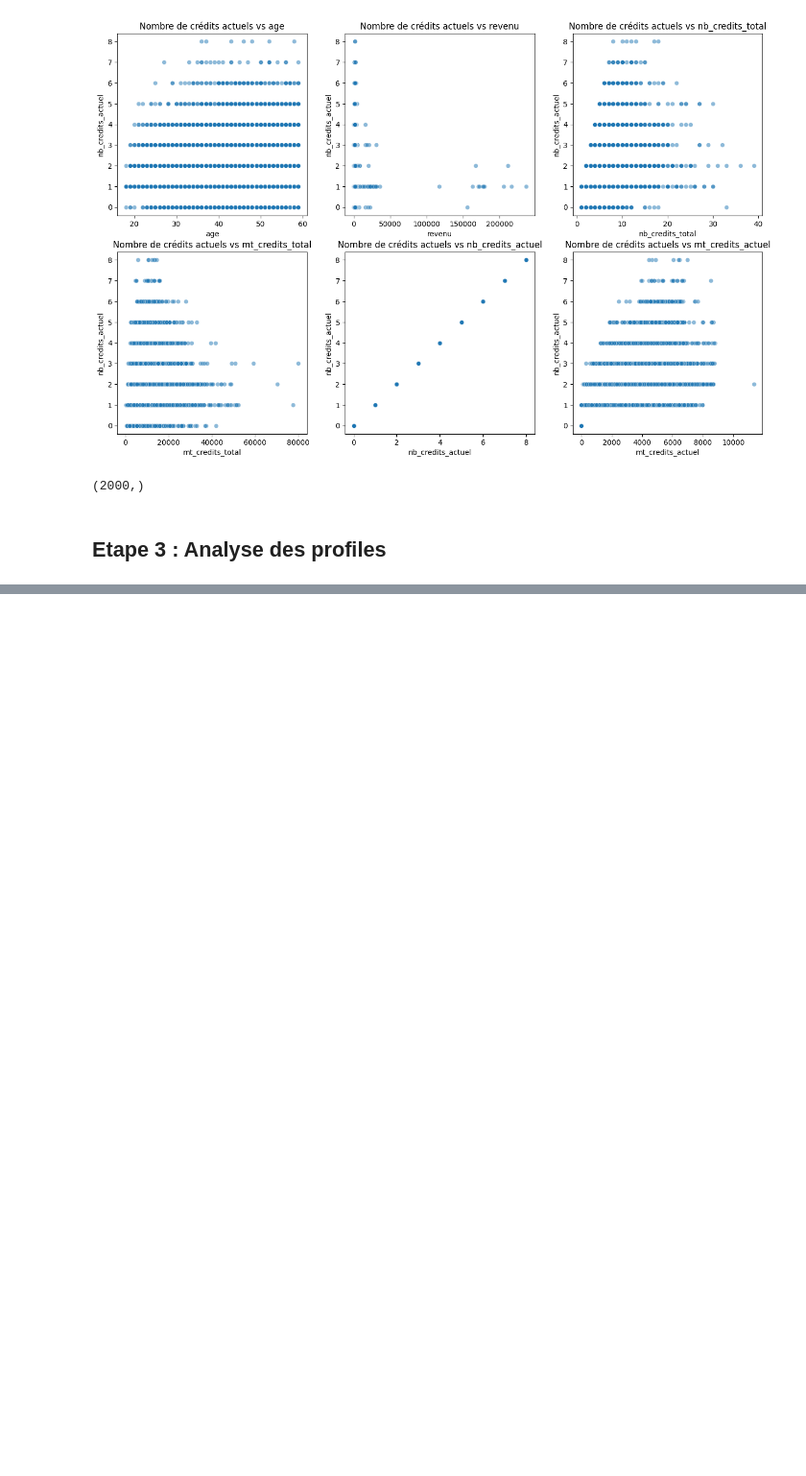
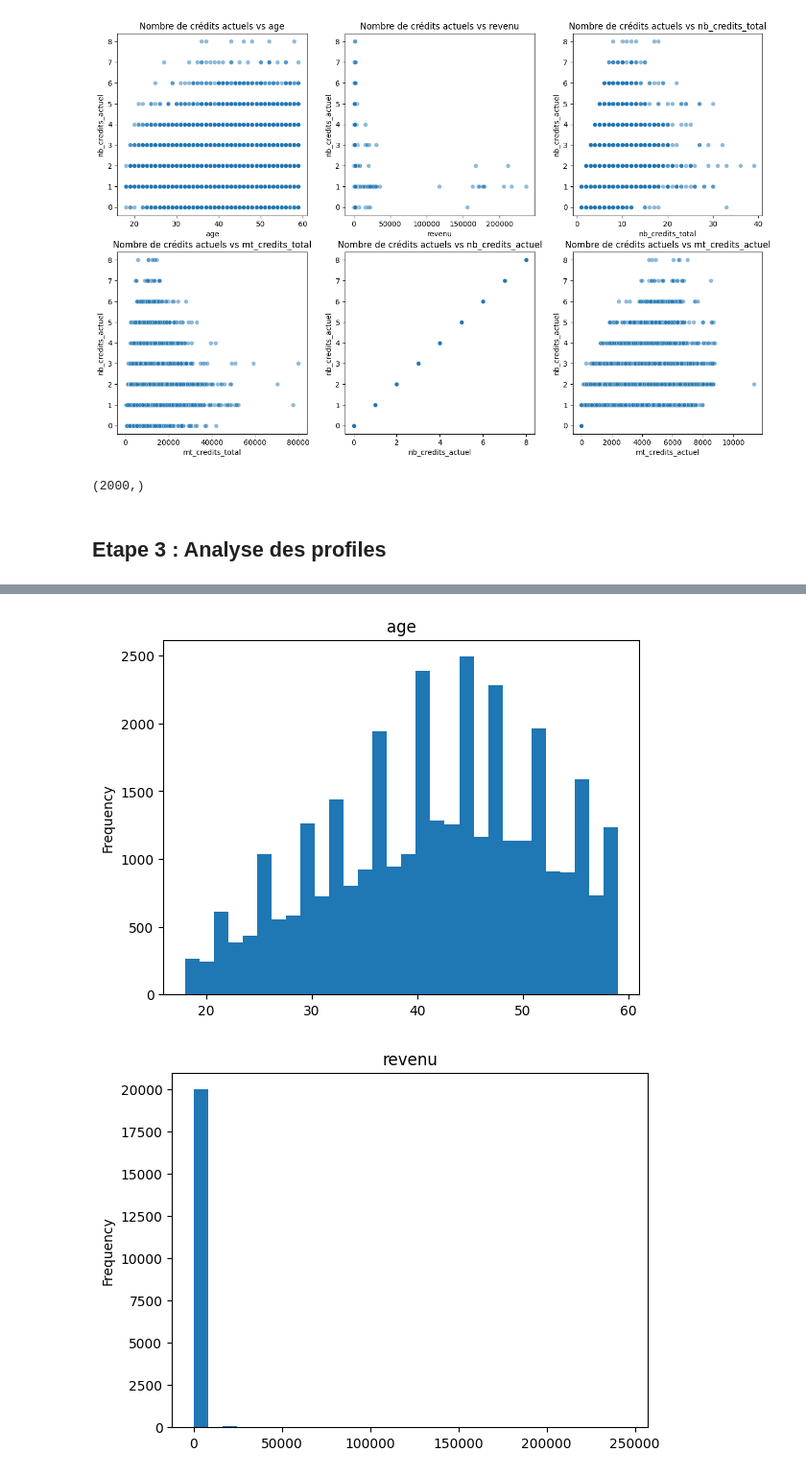
Before and after one commit to ValdesFeudjio/implementation-scoring, a Jupyter notebook: atelier.ipynb, the cells around one changed output, grey strips where cells are left out. Shown at 96% size. Drawn from its saved outputs; the diff is of its cells as text; code cells hidden in the pictures; blank space fills up the shorter version.

```diff
--- a/atelier.ipynb
+++ b/atelier.ipynb
@@ -222,0 +355,8 @@ top_2000_clients['id_client'].to_csv('c2_valdes.txt', sep=';', index=False, head
+# %%
+for var in num_cols:
+    data_2023[var].plot(kind='hist', bins=30)
+    plt.title(var)
+    plt.show()
+# %% [output]
+[figure, added]
+[figure, added]
```
Also changed, not shown: parts of 22 cells of this notebook.
